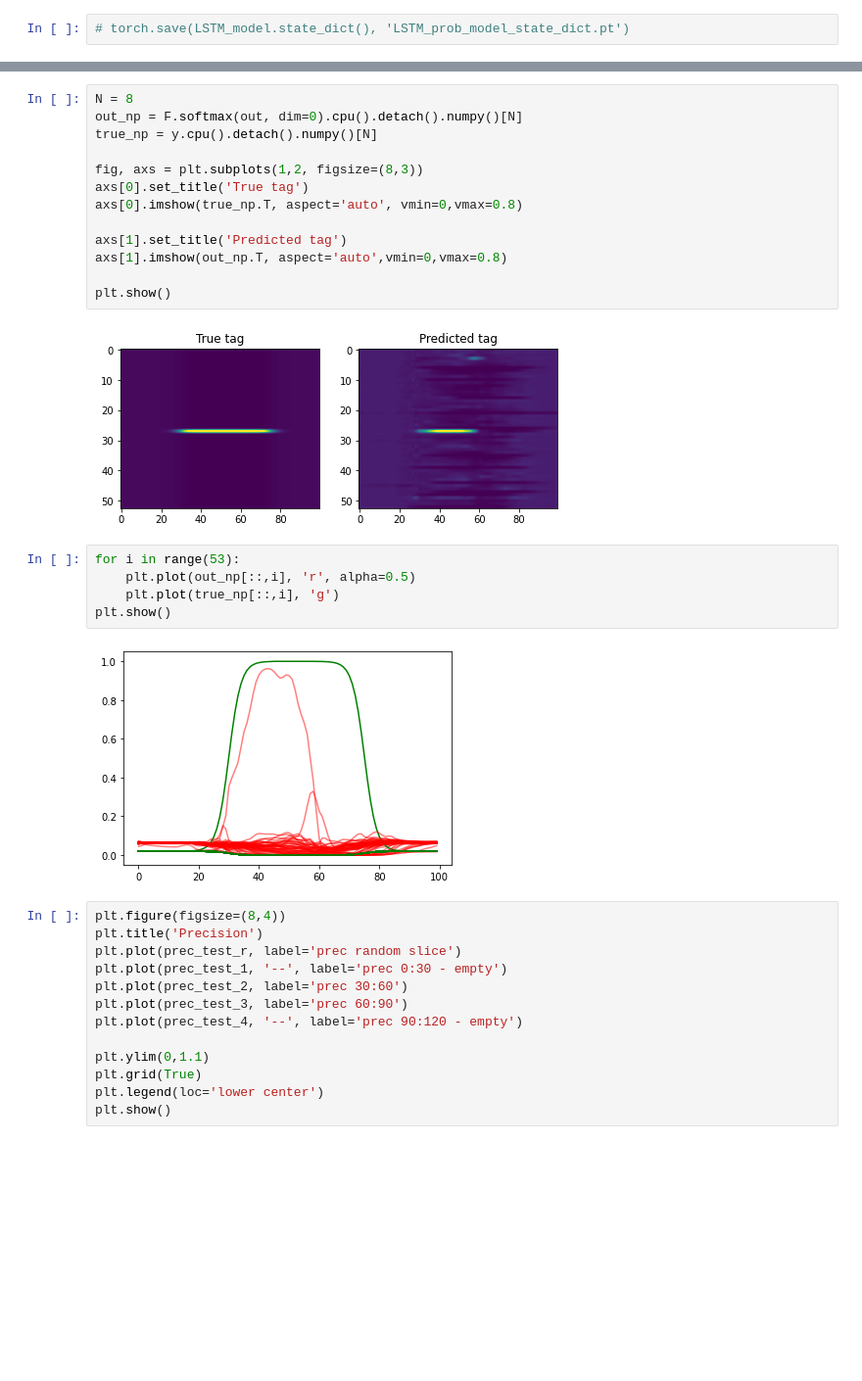
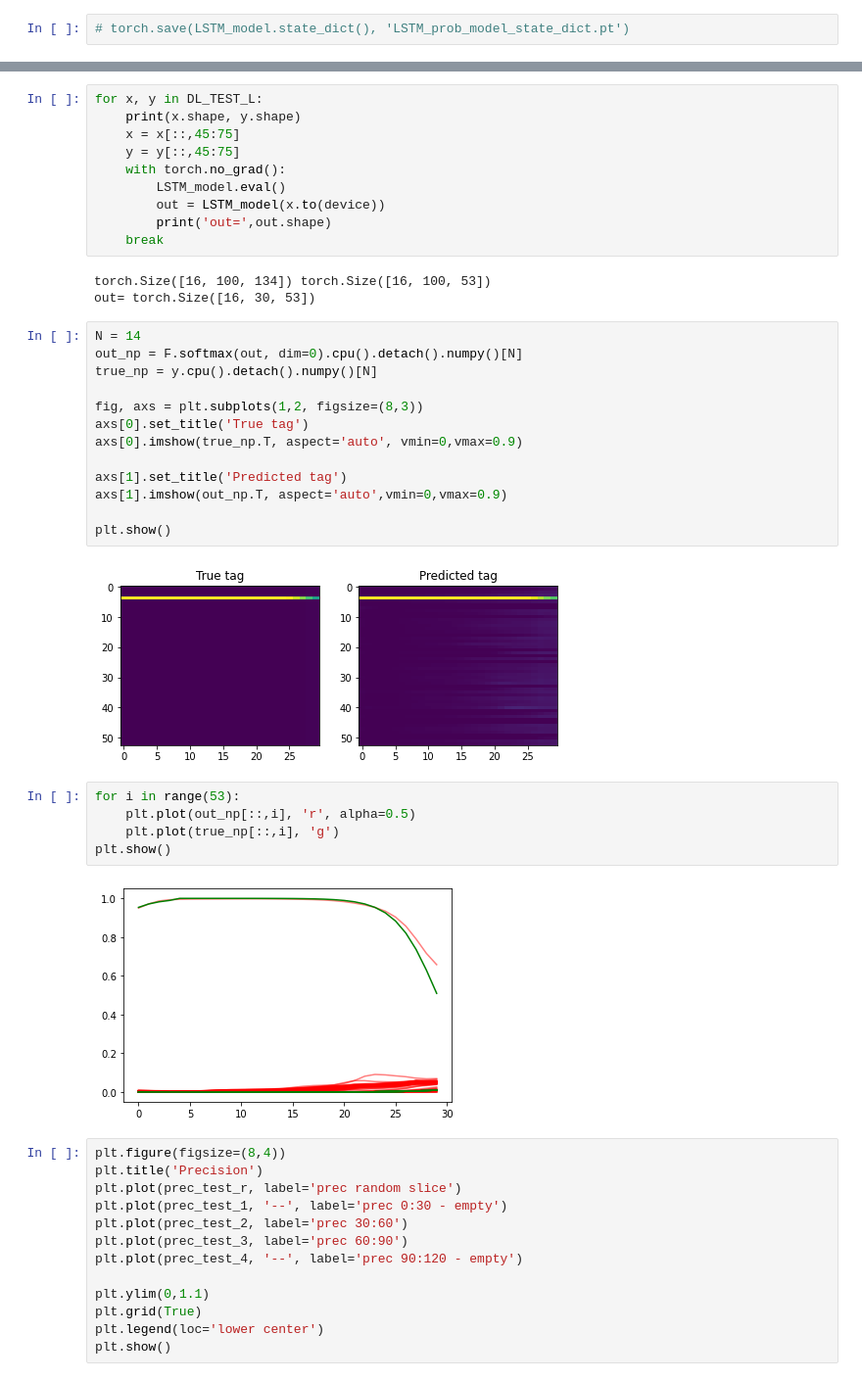
Before and after one commit to kotlyar-shapirov/Gesture_recognition, a Jupyter notebook: LSTM_bell_prob.ipynb, the cells around one changed output, grey strips where cells are left out. Shown: that part at 98% size. Cells and saved outputs as stored; diff of their text form; blank space fills up the shorter version.

```diff
--- a/LSTM_bell_prob.ipynb
+++ b/LSTM_bell_prob.ipynb
@@ -335,25 +341,38 @@ out= torch.Size([16, 100, 53])
-# %%
-N = 8
-out_np = F.softmax(out, dim=0).cpu().detach().numpy()[N]
-true_np = y.cpu().detach().numpy()[N]
-
-fig, axs = plt.subplots(1,2, figsize=(8,3))
-axs[0].set_title('True tag')
-axs[0].imshow(true_np.T, aspect='auto', vmin=0,vmax=0.8)
-
-axs[1].set_title('Predicted tag')
-axs[1].imshow(out_np.T, aspect='auto',vmin=0,vmax=0.8)
-
-plt.show()
-# %% [output]
-[figure, removed]
-# %%
-for i in range(53):
-    plt.plot(out_np[::,i], 'r', alpha=0.5)
-    plt.plot(true_np[::,i], 'g')
-plt.show()
-# %% [output]
-[figure, removed]
+# %%
+for x, y in DL_TEST_L:
+    print(x.shape, y.shape)
+    x = x[::,45:75]
+    y = y[::,45:75]
+    with torch.no_grad():
+        LSTM_model.eval()
+        out = LSTM_model(x.to(device))
+        print('out=',out.shape)
+    break
+# %% [output]
+torch.Size([16, 100, 134]) torch.Size([16, 100, 53])
+out= torch.Size([16, 30, 53])
+# %%
+N = 14
+out_np = F.softmax(out, dim=0).cpu().detach().numpy()[N]
+true_np = y.cpu().detach().numpy()[N]
+
+fig, axs = plt.subplots(1,2, figsize=(8,3))
+axs[0].set_title('True tag')
+axs[0].imshow(true_np.T, aspect='auto', vmin=0,vmax=0.9)
+
+axs[1].set_title('Predicted tag')
+axs[1].imshow(out_np.T, aspect='auto',vmin=0,vmax=0.9)
+
+plt.show()
+# %% [output]
+[figure, added]
+# %%
+for i in range(53):
+    plt.plot(out_np[::,i], 'r', alpha=0.5)
+    plt.plot(true_np[::,i], 'g')
+plt.show()
+# %% [output]
+[figure, added]
 # %%
 plt.figure(figsize=(8,4))
 plt.title('Precision')
```
Also changed, not shown: parts of 15 cells of this notebook, 1 other file.
